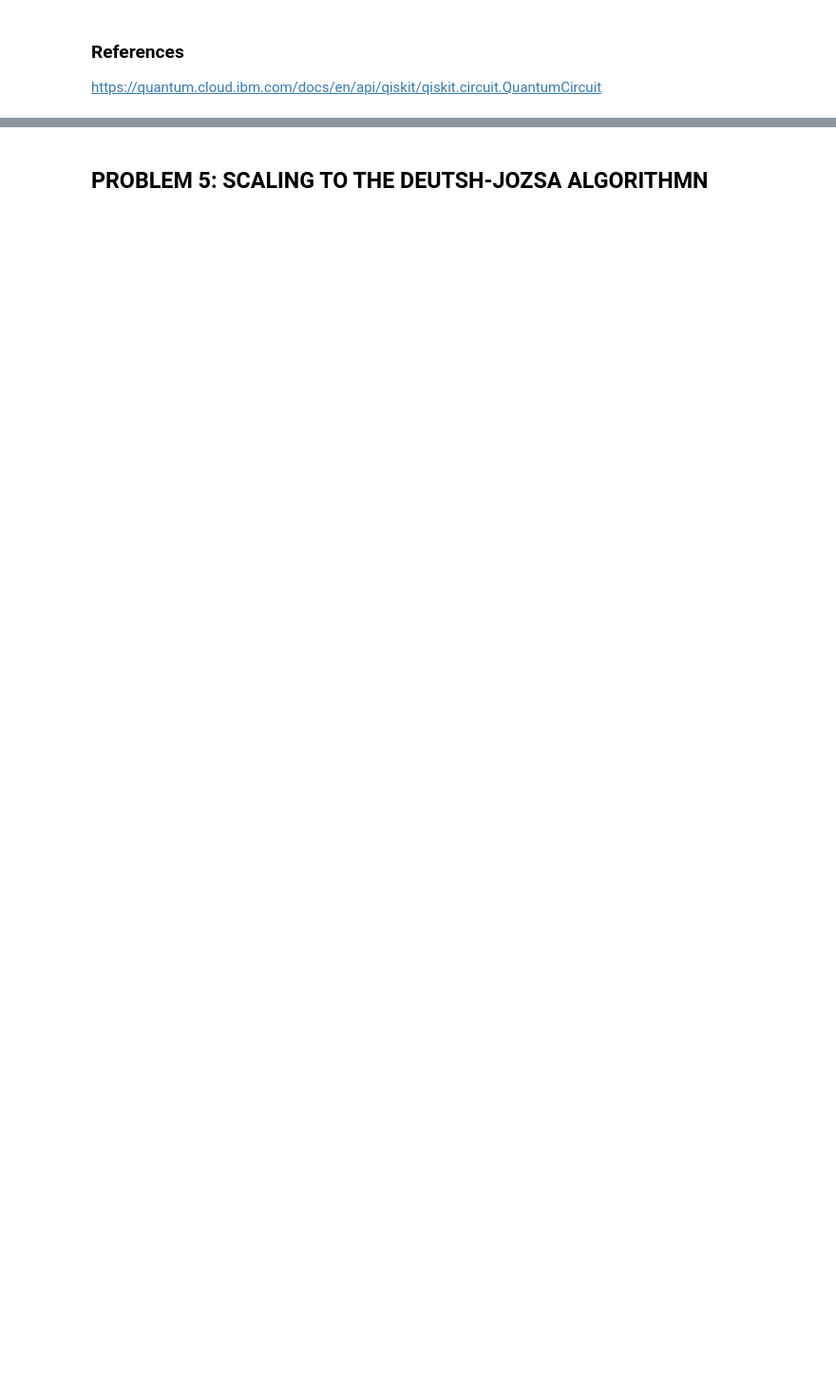
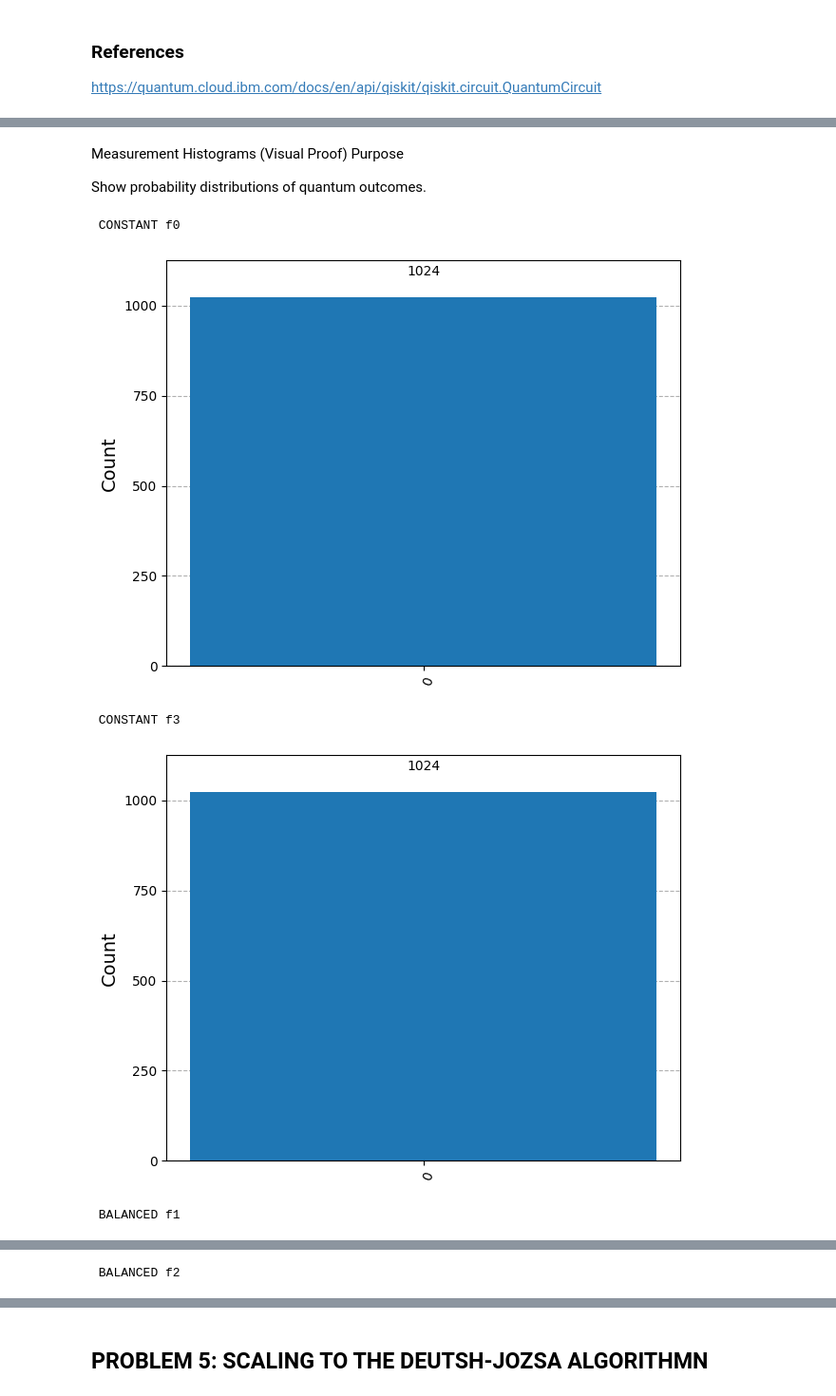
Before and after one commit to danstevemukulupi/emerging_technologies_assessment_2026, a Jupyter notebook: problems.ipynb, the cells around one changed output, grey strips where cells are left out. Shown at 95% size. Drawn from its saved outputs; the diff is of its cells as text; code cells hidden in the pictures; blank space fills up the shorter version.

```diff
--- a/problems.ipynb
+++ b/problems.ipynb
@@ -1771,0 +1840,15 @@ Deterministic Deutsch outputs
+# %%
+
+
+oracles = [
+    (oracle_f0(), "CONSTANT f0"),
+    (oracle_f3(), "CONSTANT f3"),
+    (oracle_f1(), "BALANCED f1"),
+    (oracle_f2(), "BALANCED f2")
+]
+
+for oracle, label in oracles:
+    qc = deutsch_circuit(oracle)
+
+    print("\n", label)
+    display(qc.draw())
@@ -1774,0 +1904,14 @@ https://quantum.cloud.ibm.com/docs/en/api/qiskit/qiskit.circuit.QuantumCircuit
+# %%
+results = {}
+
+for oracle, label in oracles:
+    qc = deutsch_circuit(oracle)
+
+    compiled = transpile(qc, sim)
+    job = sim.run(compiled, shots=1024)
+    result = job.result()
+
+    counts = result.get_counts()
+    results[label] = counts
+
+    print(label, "→", counts)
@@ -1774,0 +1923,17 @@ https://quantum.cloud.ibm.com/docs/en/api/qiskit/qiskit.circuit.QuantumCircuit
+# %% [markdown]
+Measurement Histograms (Visual Proof)
+Purpose
+
+Show probability distributions of quantum outcomes.
+# %%
+from qiskit.visualization import plot_histogram
+
+for label, counts in results.items():
+    print("\n", label)
+    display(plot_histogram(counts))
+# %% [output]
+ CONSTANT f0
+[figure, added]
+ CONSTANT f3
+[figure, added]
+ BALANCED f1
@@ -1774,0 +1941 @@ https://quantum.cloud.ibm.com/docs/en/api/qiskit/qiskit.circuit.QuantumCircuit
+ BALANCED f2
```
Also changed, not shown: parts of 38 cells of this notebook.
